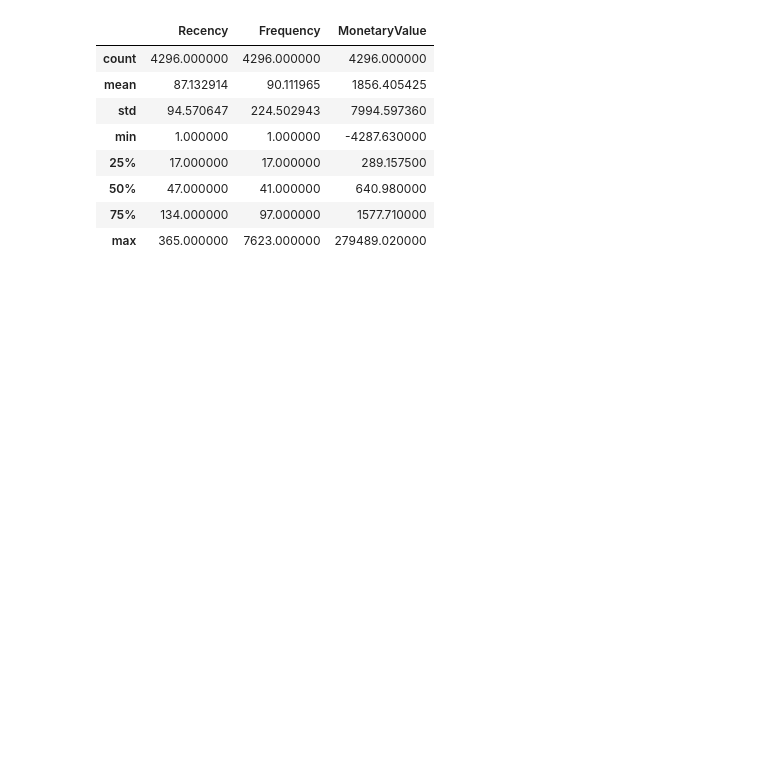
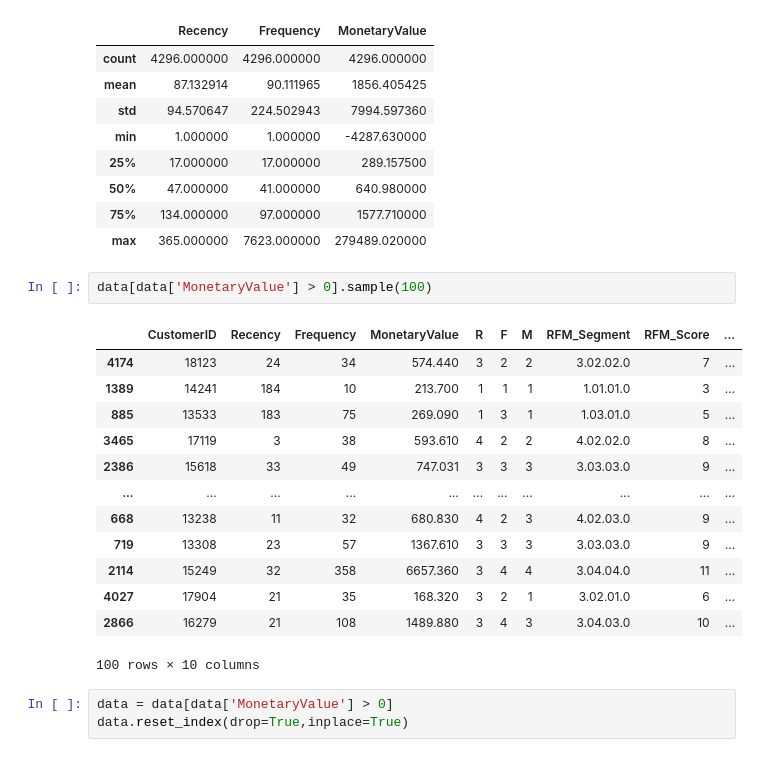
Before and after one commit to vannda21/customer_segmentaion, a Jupyter notebook: Customer_seg.ipynb, the cells around one changed output. Drawn from its saved outputs; the diff is of its cells as text; blank space fills up the shorter version.

```diff
--- a/Customer_seg.ipynb
+++ b/Customer_seg.ipynb
@@ -930,3 +938,22 @@ data[['Recency','Frequency','MonetaryValue']].describe()
 | 50% | 47.000000 | 41.000000 | 640.980000 |
 | 75% | 134.000000 | 97.000000 | 1577.710000 |
 | max | 365.000000 | 7623.000000 | 279489.020000 |
+# %%
+data[data['MonetaryValue'] > 0].sample(100)
+# %% [output]
+|  | CustomerID | Recency | Frequency | MonetaryValue | R | F | M | RFM_Segment | RFM_Score | ... |
+| 4174 | 18123 | 24 | 34 | 574.440 | 3 | 2 | 2 | 3.02.02.0 | 7 | ... |
+| 1389 | 14241 | 184 | 10 | 213.700 | 1 | 1 | 1 | 1.01.01.0 | 3 | ... |
+| 885 | 13533 | 183 | 75 | 269.090 | 1 | 3 | 1 | 1.03.01.0 | 5 | ... |
+| 3465 | 17119 | 3 | 38 | 593.610 | 4 | 2 | 2 | 4.02.02.0 | 8 | ... |
+| 2386 | 15618 | 33 | 49 | 747.031 | 3 | 3 | 3 | 3.03.03.0 | 9 | ... |
+| ... | ... | ... | ... | ... | ... | ... | ... | ... | ... | ... |
+| 668 | 13238 | 11 | 32 | 680.830 | 4 | 2 | 3 | 4.02.03.0 | 9 | ... |
+| 719 | 13308 | 23 | 57 | 1367.610 | 3 | 3 | 3 | 3.03.03.0 | 9 | ... |
+| 2114 | 15249 | 32 | 358 | 6657.360 | 3 | 4 | 4 | 3.04.04.0 | 11 | ... |
+| 4027 | 17904 | 21 | 35 | 168.320 | 3 | 2 | 1 | 3.02.01.0 | 6 | ... |
+| 2866 | 16279 | 21 | 108 | 1489.880 | 3 | 4 | 3 | 3.04.03.0 | 10 | ... |
+100 rows × 10 columns
+# %%
+data = data[data['MonetaryValue'] > 0]
+data.reset_index(drop=True,inplace=True)
```
Also changed, not shown: parts of 25 cells of this notebook.
